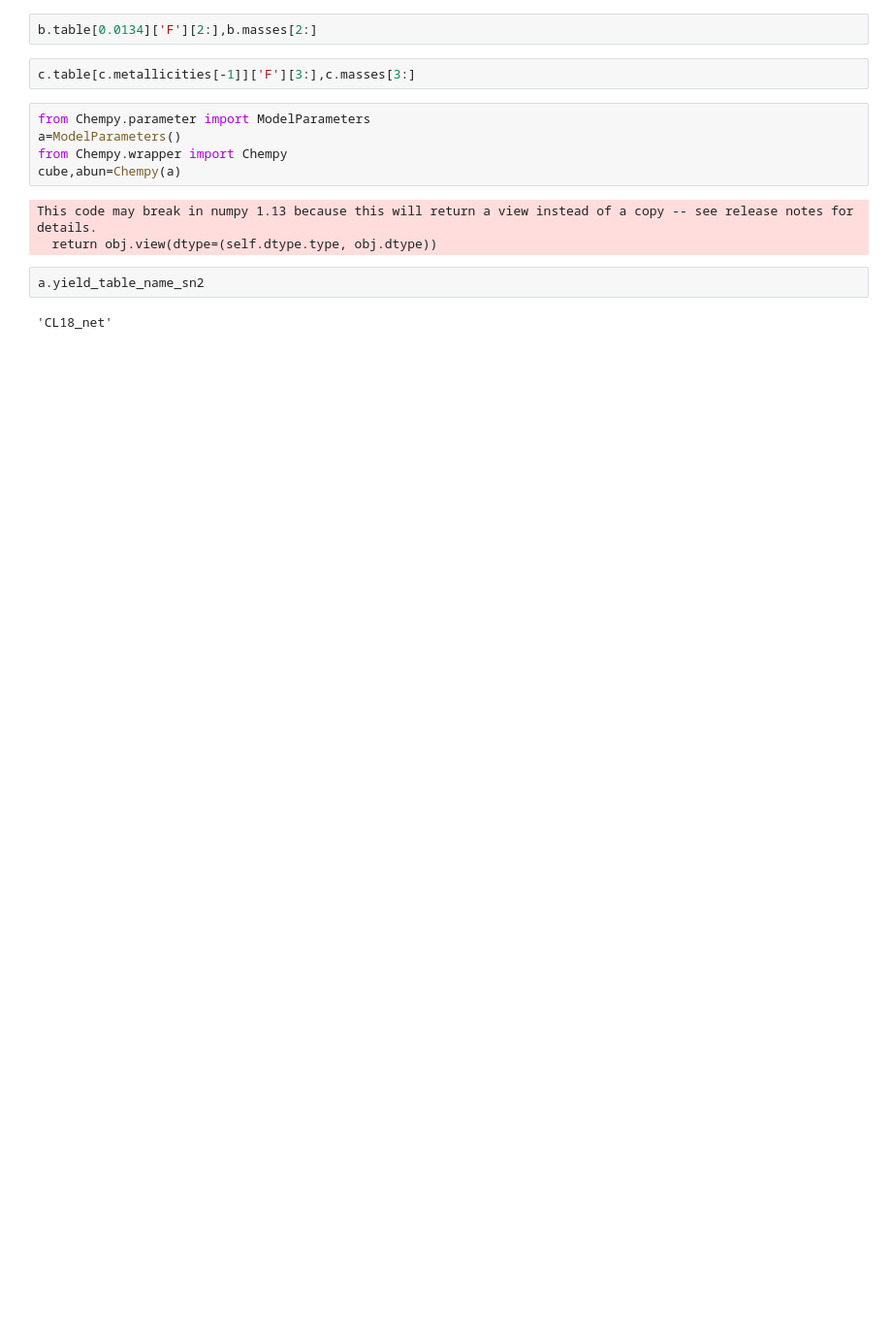
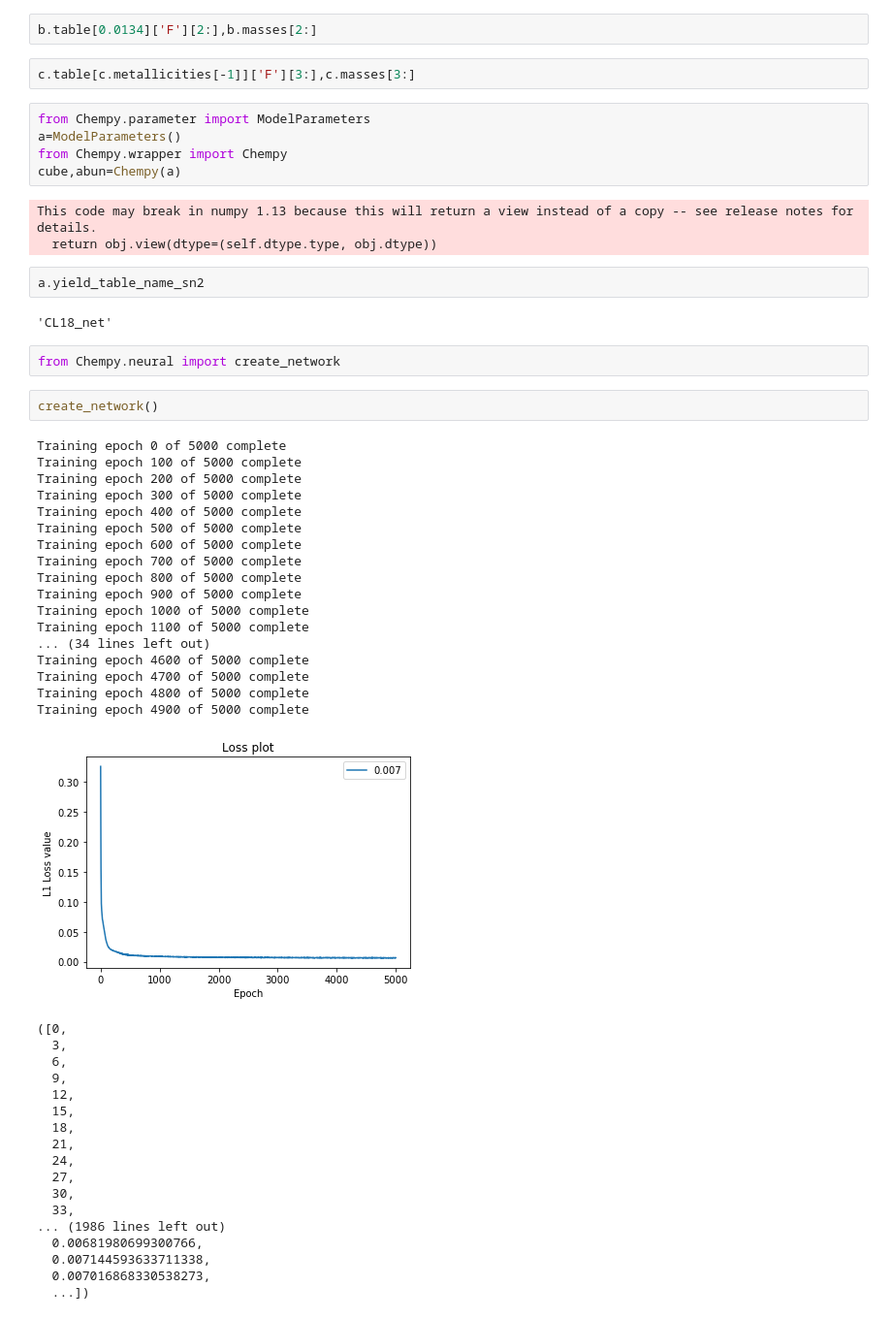
Before and after one commit to oliverphilcox/ChempyMulti, a Jupyter notebook: CL18Yields.ipynb, the cells around one changed output. Shown at 97% size. Saved outputs shown, nothing was run; the diff lists cells and outputs as text; blank space fills up the shorter version.

```diff
--- a/CL18Yields.ipynb
+++ b/CL18Yields.ipynb
@@ -83,3 +83,43 @@ This code may break in numpy 1.13 because this will return a view instead of a c
 a.yield_table_name_sn2
 # %% [output]
 'CL18_net'
+# %%
+from Chempy.neural import create_network
+# %%
+create_network()
+# %% [output]
+Training epoch 0 of 5000 complete
+Training epoch 100 of 5000 complete
+Training epoch 200 of 5000 complete
+Training epoch 300 of 5000 complete
+Training epoch 400 of 5000 complete
+Training epoch 500 of 5000 complete
+Training epoch 600 of 5000 complete
+Training epoch 700 of 5000 complete
+Training epoch 800 of 5000 complete
+Training epoch 900 of 5000 complete
+Training epoch 1000 of 5000 complete
+Training epoch 1100 of 5000 complete
+... (34 lines left out)
+Training epoch 4600 of 5000 complete
+Training epoch 4700 of 5000 complete
+Training epoch 4800 of 5000 complete
+Training epoch 4900 of 5000 complete
+[figure, added]
+([0,
+  3,
+  6,
+  9,
+  12,
+  15,
+  18,
+  21,
+  24,
+  27,
+  30,
+  33,
+... (1986 lines left out)
+  0.00681980699300766,
+  0.007144593633711338,
+  0.007016868330538273,
+  ...])
```
Also changed, not shown: 3 other files.
